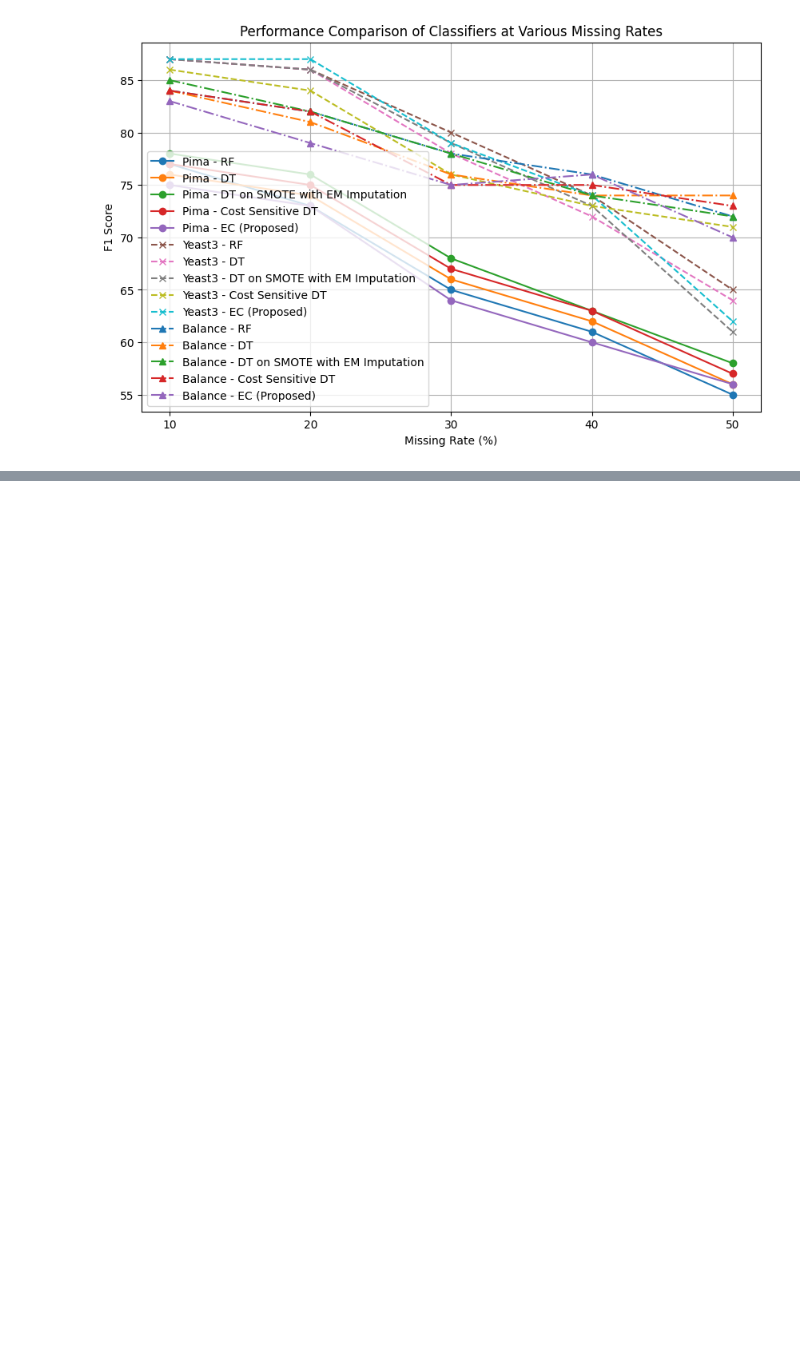
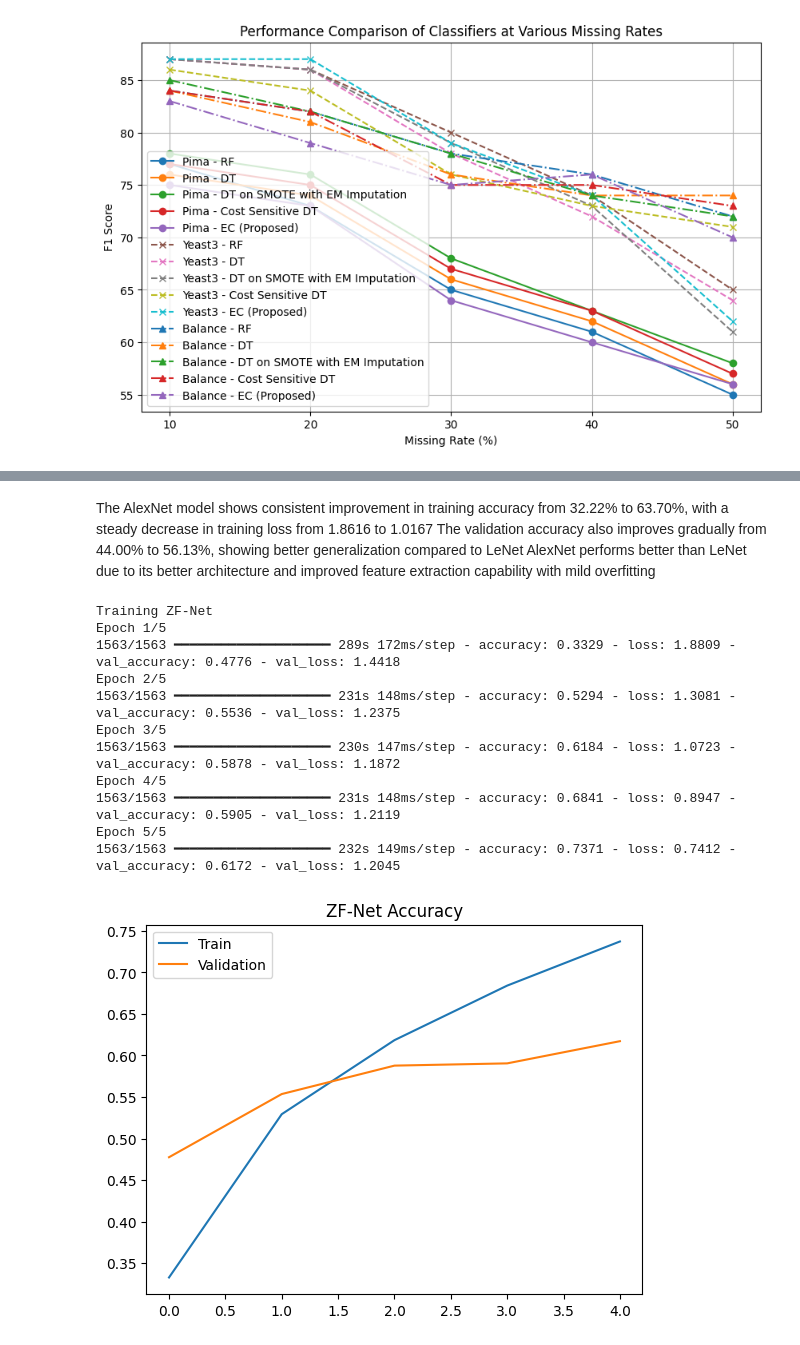
Before and after one commit to Praharshita1275/deep_learning_practice, a Jupyter notebook: deep_learning_sem6.ipynb, the cells around one changed output, grey strips where cells are left out. Cells and saved outputs as stored; diff of their text form; code cells hidden in the pictures; blank space fills up the shorter version.

```diff
--- a/deep_learning_sem6.ipynb
+++ b/deep_learning_sem6.ipynb
@@ -2188,0 +2320,48 @@ plt.show()
+# %% [markdown]
+The AlexNet model shows consistent improvement in training accuracy from 32.22% to 63.70%, with a steady decrease in training loss from 1.8616 to 1.0167
+The validation accuracy also improves gradually from 44.00% to 56.13%, showing better generalization compared to LeNet
+AlexNet performs better than LeNet due to its better architecture and improved feature extraction capability with mild overfitting
+# %%
+#ZF-Net
+model = models.Sequential([
+    layers.Input(shape=(224,224,3)),
+    layers.Conv2D(96, (7,7), strides=2, activation='relu'),
+    layers.MaxPooling2D(pool_size=(3,3), strides=2),
+    layers.Conv2D(256, (5,5), padding='same', activation='relu'),
+    layers.MaxPooling2D(pool_size=(3,3), strides=2),
+    layers.Conv2D(384, (3,3), padding='same', activation='relu'),
+    layers.Conv2D(384, (3,3), padding='same', activation='relu'),
+    layers.Conv2D(256, (3,3), padding='same', activation='relu'),
+    layers.MaxPooling2D(pool_size=(3,3), strides=2),
+    layers.Flatten(),
+    layers.Dense(4096, activation='relu'),
+    layers.Dense(4096, activation='relu'),
+    layers.Dense(10, activation='softmax')
+])
+
+model.compile(optimizer='adam', loss='sparse_categorical_crossentropy', metrics=['accuracy'])
+
+print("Training ZF-Net")
+history = model.fit(train_ds, epochs=5, validation_data=test_ds)
+
+plt.plot(history.history['accuracy'])
+plt.plot(history.history['val_accuracy'])
+plt.title("ZF-Net Accuracy")
+plt.legend(["Train","Validation"])
+plt.show()
+"""
+
+"""
+# %% [output]
+Training ZF-Net
+Epoch 1/5
+1563/1563 ━━━━━━━━━━━━━━━━━━━━ 289s 172ms/step - accuracy: 0.3329 - loss: 1.8809 - val_accuracy: 0.4776 - val_loss: 1.4418
+Epoch 2/5
+1563/1563 ━━━━━━━━━━━━━━━━━━━━ 231s 148ms/step - accuracy: 0.5294 - loss: 1.3081 - val_accuracy: 0.5536 - val_loss: 1.2375
+Epoch 3/5
+1563/1563 ━━━━━━━━━━━━━━━━━━━━ 230s 147ms/step - accuracy: 0.6184 - loss: 1.0723 - val_accuracy: 0.5878 - val_loss: 1.1872
+Epoch 4/5
+1563/1563 ━━━━━━━━━━━━━━━━━━━━ 231s 148ms/step - accuracy: 0.6841 - loss: 0.8947 - val_accuracy: 0.5905 - val_loss: 1.2119
+Epoch 5/5
+1563/1563 ━━━━━━━━━━━━━━━━━━━━ 232s 149ms/step - accuracy: 0.7371 - loss: 0.7412 - val_accuracy: 0.6172 - val_loss: 1.2045
+[figure, added]
```
Also changed, not shown: parts of 18 cells of this notebook.
